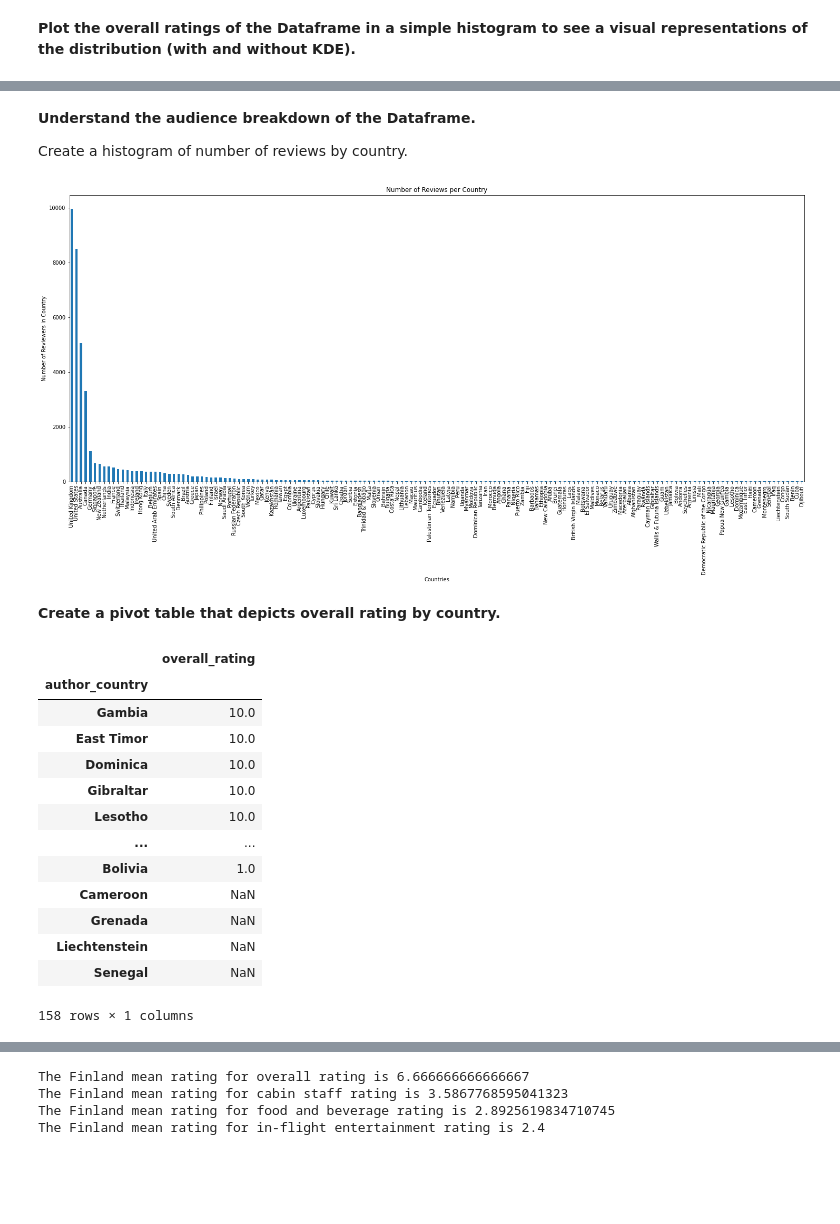
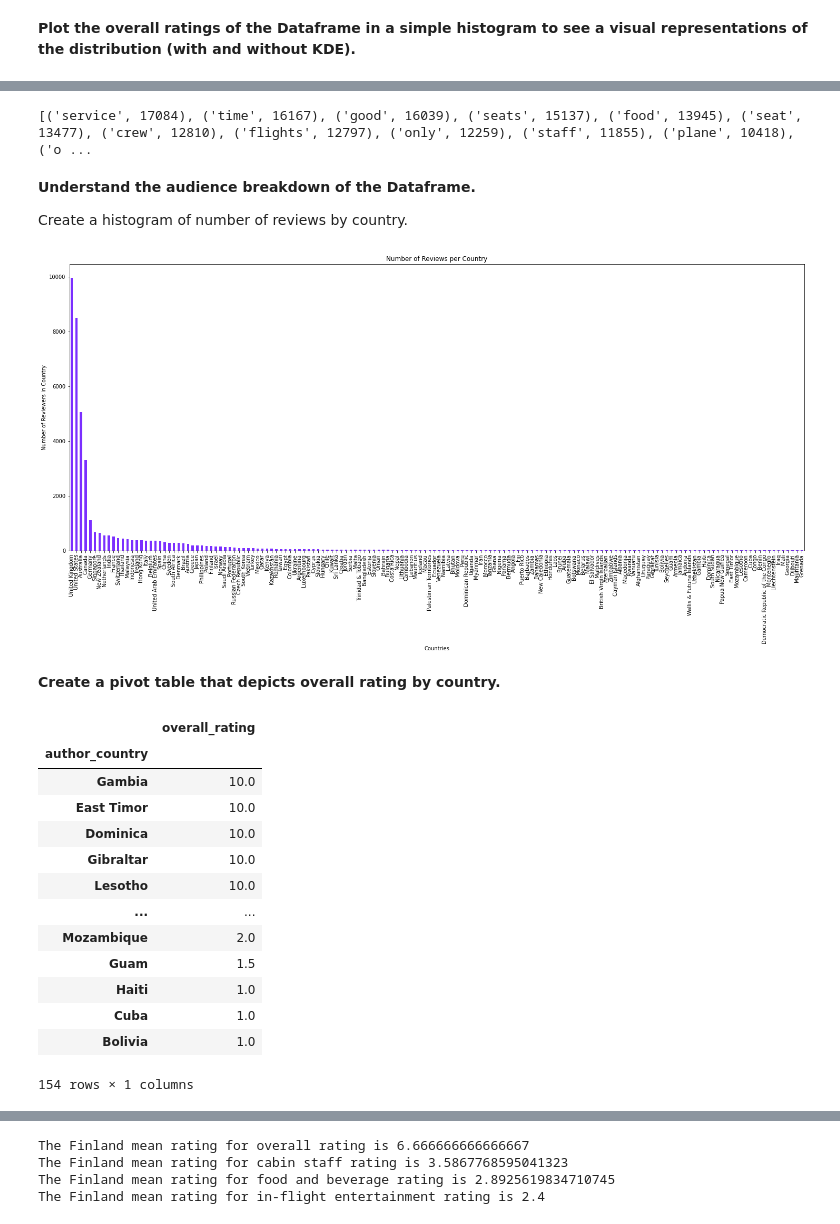
Before and after one commit to qcasey305/Airline_Ratings_Analysis, a Jupyter notebook: Airline_Ratings_Analysis.ipynb, the cells around one changed output, grey strips where cells are left out. Cells and saved outputs as stored; diff of their text form; code cells hidden in the pictures; blank space fills up the shorter version.

```diff
--- a/Airline_Ratings_Analysis.ipynb
+++ b/Airline_Ratings_Analysis.ipynb
@@ -139,3 +143,6 @@ reviews.sort_values(by=['overall_rating'], ascending=False, inplace=True, na_pos
+# %%
+reviews.drop(index = 11620, inplace = True)
+#index 11620 showed date 1970-01-01
 # %% [markdown]
 # **Analysis**
 # %% [markdown]
@@ -166,20 +175,39 @@ plt.show()
+# %%
+dont_include = ['the','The','Flight','flight','a','A','I','i','on','in','of','to', 'for','had','it','that','this','we','We','would','which','and','with','were','not','but','at','from','as','be','-','no','No','like','what','My','was','is','have','they','you','an','are','my','our','very','all','so','or','by','one','their','there','me','get','us','back','more','when','other','about','will','them','if','up','could','been','both','before','then','On','again','do','because','can','next','use','quite']
+#get rid of filler words
+
+freeform_reviews = reviews.content.str.cat(sep=' ')
+
+split_it = []
+
+for word in freeform_reviews.split():
+  if word in dont_include:
+    pass
+  else:
+    split_it.append(word)
+
+Counter = Counter(split_it)
+most_occur = Counter.most_common(100)
+
+print(most_occur)
+# %% [output]
+[('service', 17084), ('time', 16167), ('good', 16039), ('seats', 15137), ('food', 13945), ('seat', 13477), ('crew', 12810), ('flights', 12797), ('only', 12259), ('staff', 11855), ('plane', 10418), ('o ...
 # %% [markdown]
 **Understand the audience breakdown of the Dataframe.**
 
 Create a histogram of number of reviews by country.
 # %%
-reviews['author_country'].value_counts().plot(kind='bar', figsize=(25, 10))
+reviews['author_country'].value_counts().plot(kind='bar', figsize=(25, 10), color='#7b2fff')
 plt.ylabel('Number of Reviewers in Country')
 plt.xlabel('Countries')
 plt.title('Number of Reviews per Country');
 # %% [output]
-[figure, old version]
+[figure, new version]
 # %% [markdown]
 **Create a pivot table that depicts overall rating by country.**
 # %%
-reviews.groupby('author_country')[['overall_rating']].mean().sort_values(by=['overall_rating'], ascending=False, inplace=False, na_position='last')
-#how do i get it to show every row???
-#how to not show Nan values?
+reviews.groupby('author_country')[['overall_rating']].mean().dropna().sort_values(by=['overall_rating'], ascending=False, inplace=False, na_position='last')
+#Take out the countries with Null for overall rating
 # %% [output]
 |  | overall_rating |
 | author_country |  |
@@ -189,10 +217,10 @@ reviews.groupby('author_country')[['overall_rating']].mean().sort_values(by=['ov
 | Gibraltar | 10.0 |
 | Lesotho | 10.0 |
 | ... | ... |
+| Mozambique | 2.0 |
+| Guam | 1.5 |
+| Haiti | 1.0 |
+| Cuba | 1.0 |
 | Bolivia | 1.0 |
-| Cameroon | NaN |
-| Grenada | NaN |
-| Liechtenstein | NaN |
-| Senegal | NaN |
-158 rows × 1 columns
+154 rows × 1 columns
 # %% [markdown]
```
Also changed, not shown: parts of 21 cells of this notebook.
